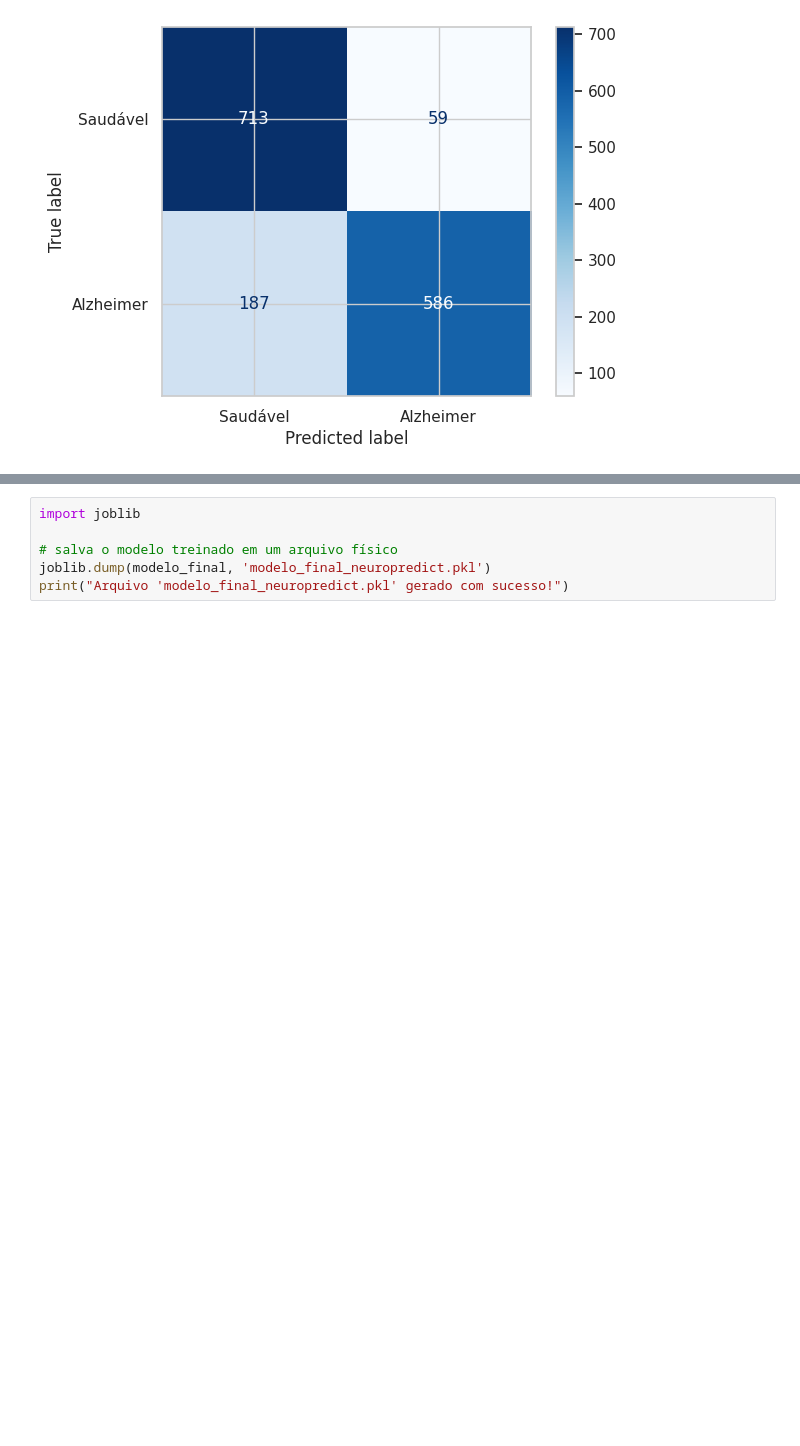
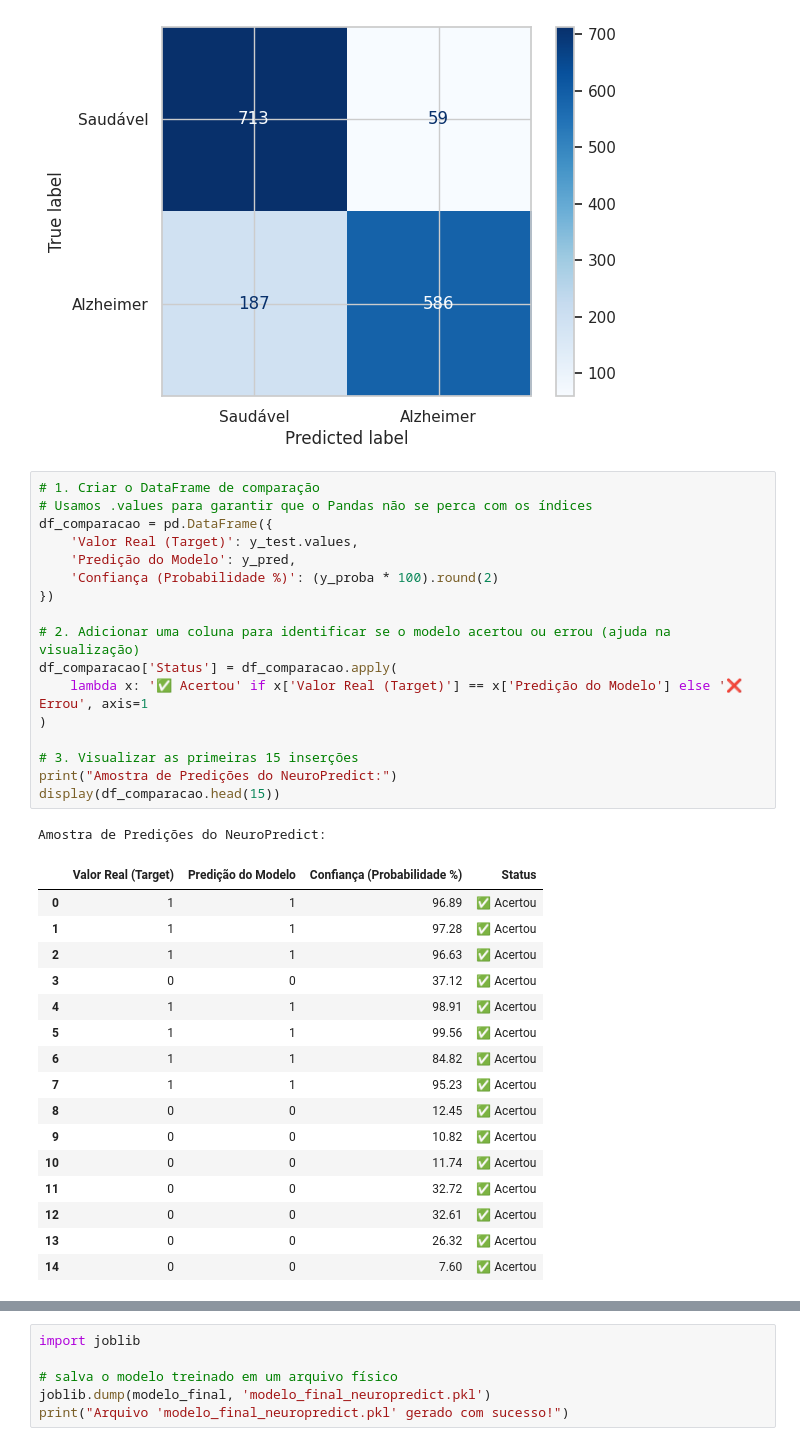
Before and after one commit to debahferreira/neuropredict-ml, a Jupyter notebook: notebooks/04_exploracao.ipynb, the cells around one changed output, grey strips where cells are left out. Drawn from its saved outputs; the diff is of its cells as text; blank space fills up the shorter version.

```diff
--- a/notebooks/04_exploracao.ipynb
+++ b/notebooks/04_exploracao.ipynb
@@ -266,3 +266,38 @@ plt.show()
    macro avg       0.85      0.84      0.84      1545
 weighted avg       0.85      0.84      0.84      1545
 [figure]
+# %%
+# 1. Criar o DataFrame de comparação
+# Usamos .values para garantir que o Pandas não se perca com os índices
+df_comparacao = pd.DataFrame({
+    'Valor Real (Target)': y_test.values,
+    'Predição do Modelo': y_pred,
+    'Confiança (Probabilidade %)': (y_proba * 100).round(2)
+})
+
+# 2. Adicionar uma coluna para identificar se o modelo acertou ou errou (ajuda na visualização)
+df_comparacao['Status'] = df_comparacao.apply(
+    lambda x: '✅ Acertou' if x['Valor Real (Target)'] == x['Predição do Modelo'] else '❌ Errou', axis=1
+)
+
+# 3. Visualizar as primeiras 15 inserções
+print("Amostra de Predições do NeuroPredict:")
+display(df_comparacao.head(15))
+# %% [output]
+Amostra de Predições do NeuroPredict:
+|  | Valor Real (Target) | Predição do Modelo | Confiança (Probabilidade %) | Status |
+| 0 | 1 | 1 | 96.89 | ✅ Acertou |
+| 1 | 1 | 1 | 97.28 | ✅ Acertou |
+| 2 | 1 | 1 | 96.63 | ✅ Acertou |
+| 3 | 0 | 0 | 37.12 | ✅ Acertou |
+| 4 | 1 | 1 | 98.91 | ✅ Acertou |
+| 5 | 1 | 1 | 99.56 | ✅ Acertou |
+| 6 | 1 | 1 | 84.82 | ✅ Acertou |
+| 7 | 1 | 1 | 95.23 | ✅ Acertou |
+| 8 | 0 | 0 | 12.45 | ✅ Acertou |
+| 9 | 0 | 0 | 10.82 | ✅ Acertou |
+| 10 | 0 | 0 | 11.74 | ✅ Acertou |
+| 11 | 0 | 0 | 32.72 | ✅ Acertou |
+| 12 | 0 | 0 | 32.61 | ✅ Acertou |
+| 13 | 0 | 0 | 26.32 | ✅ Acertou |
+| 14 | 0 | 0 | 7.60 | ✅ Acertou |
```
Also changed, not shown: parts of 2 cells of this notebook.
